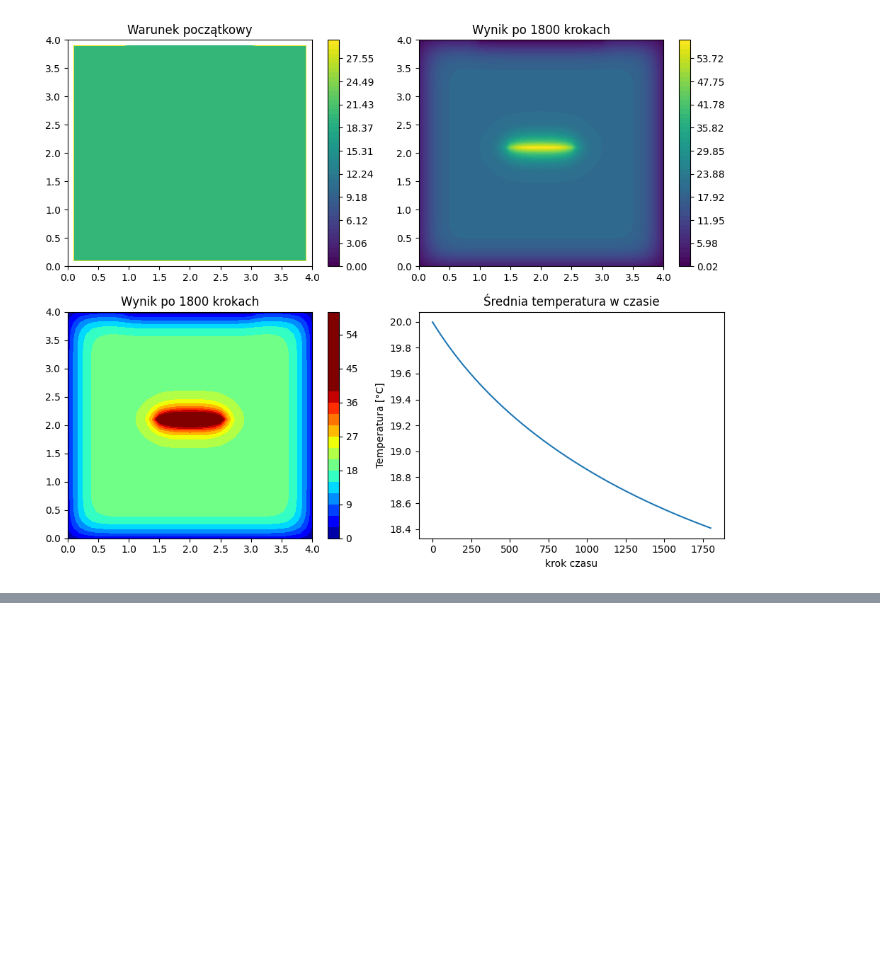
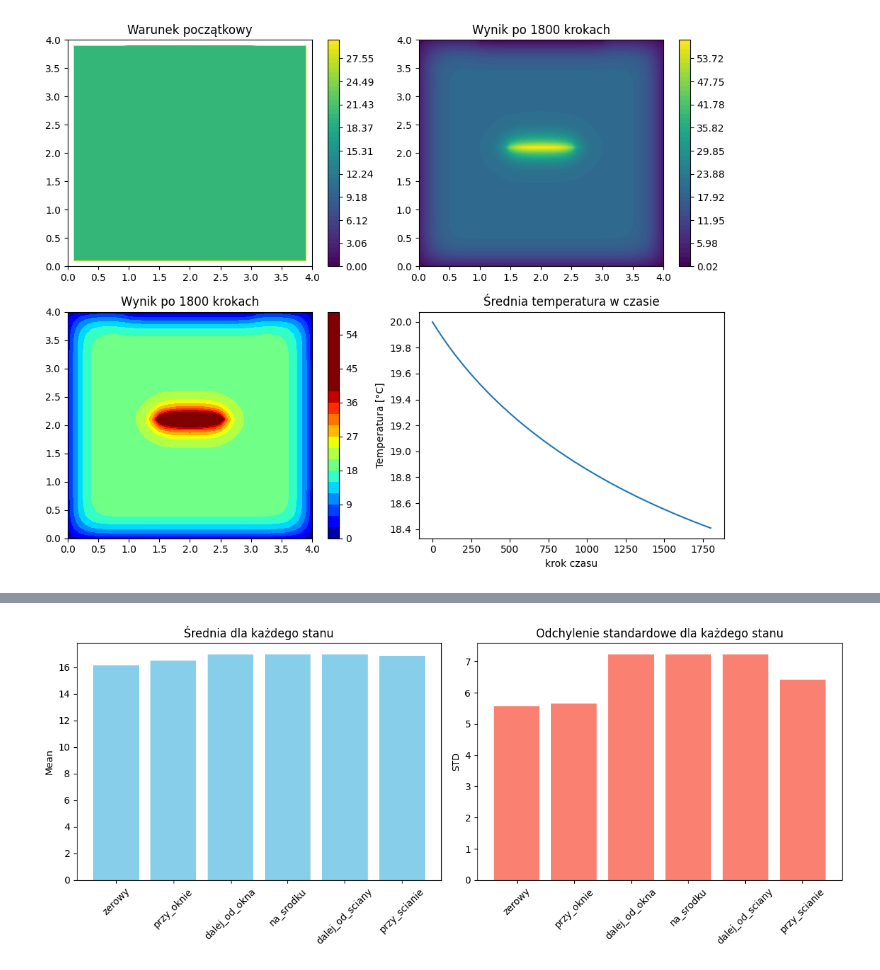
Before and after one commit to Gonieeg/MODDET_projekt, a Jupyter notebook: notebooks/problem1_eksperymenty.ipynb, the cells around one changed output, grey strips where cells are left out. Drawn from its saved outputs; the diff is of its cells as text; code cells hidden in the pictures; blank space fills up the shorter version.

```diff
--- a/notebooks/problem1_eksperymenty.ipynb
+++ b/notebooks/problem1_eksperymenty.ipynb
@@ -69,0 +81,4 @@ przy_scianie = sim1.symuluj(T, ht, n, t_zewn, 2, strat)
+# %%
+wszystkie = [zerowy, przy_oknie, dalej_od_okna, na_srodku, dalej_od_sciany, przy_scianie]
+# %% [output]
+[figure, added]
```
Also changed, not shown: parts of 3 cells of this notebook, 1 other file.
